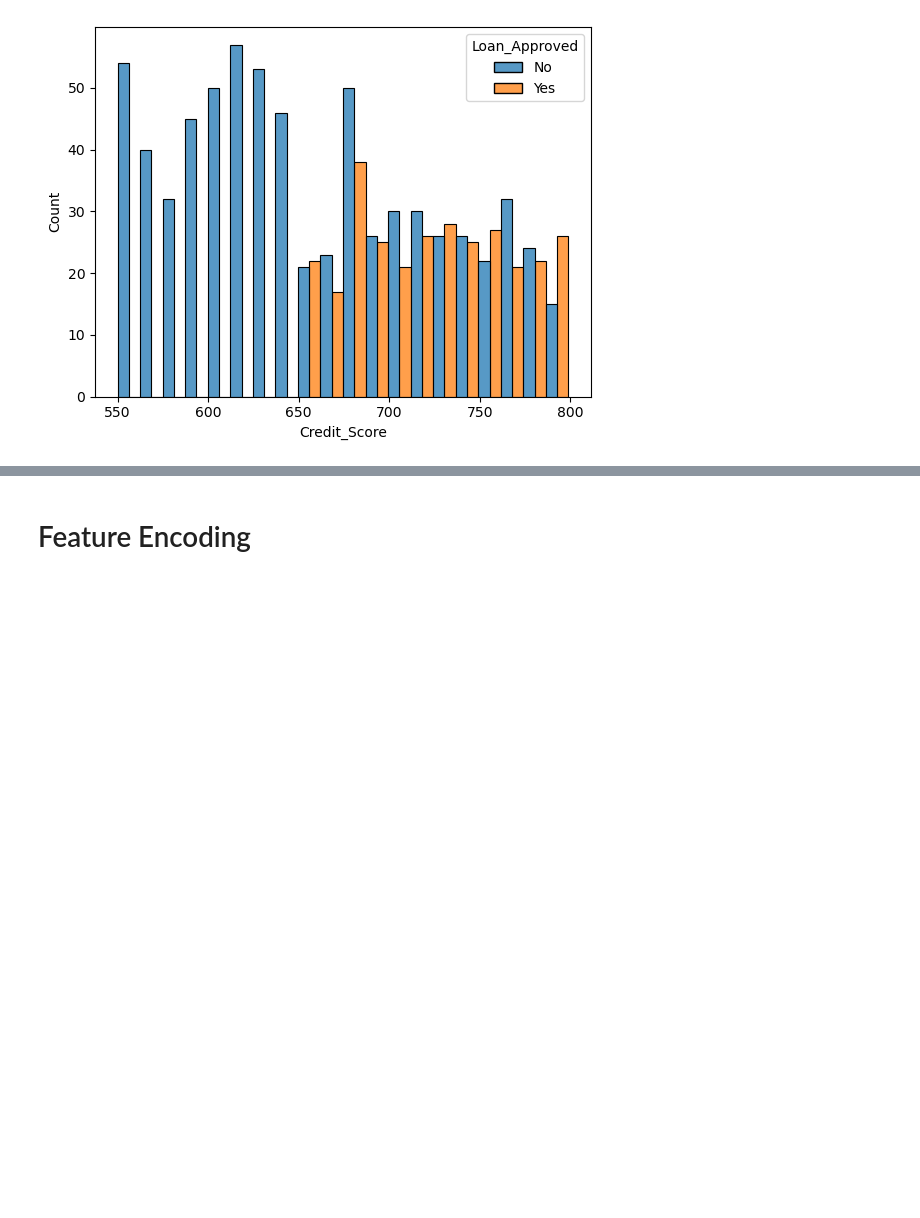
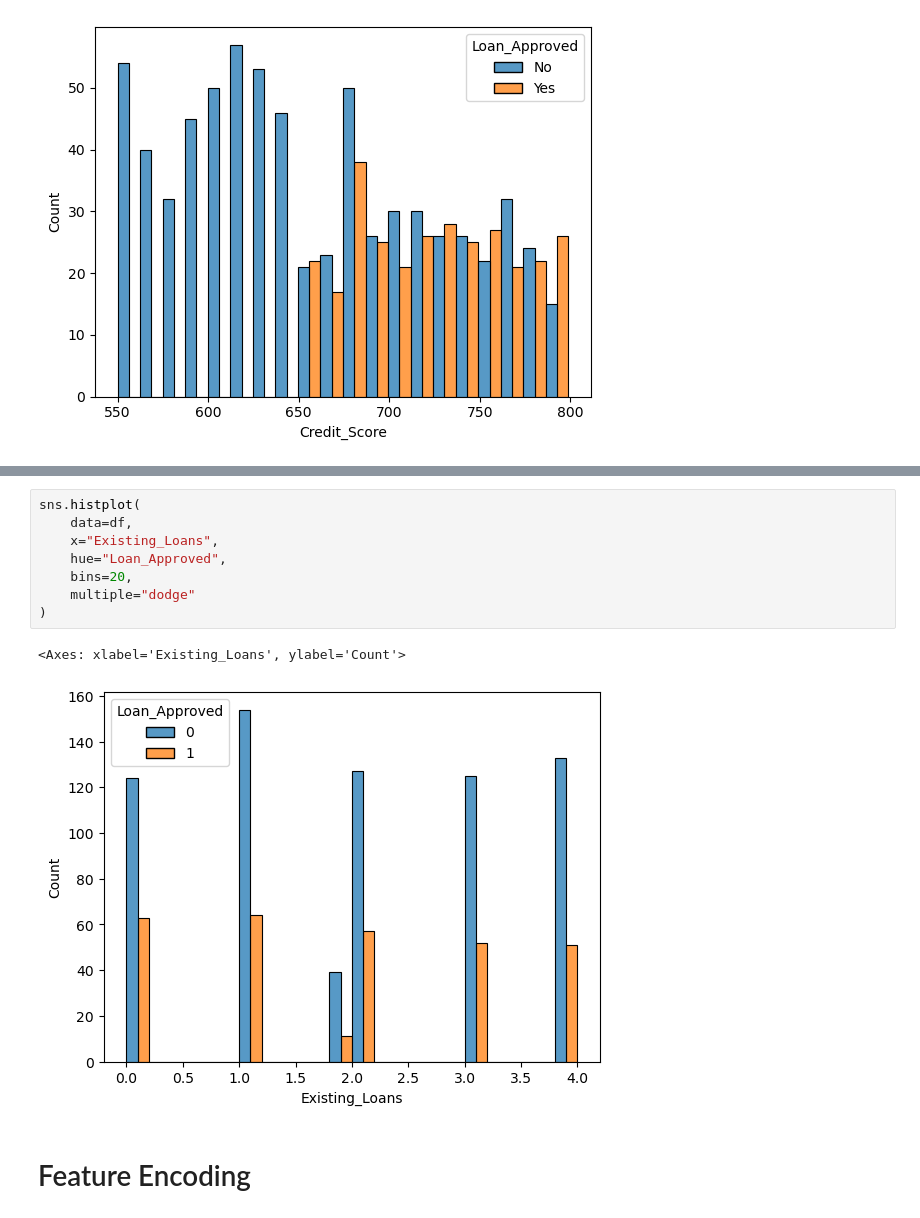
Before and after one commit to DevakiPatil1104/CreditWise-Loan-System, a Jupyter notebook: credit_wise.ipynb, the cells around one changed output, grey strips where cells are left out. Cells and saved outputs as stored; diff of their text form; blank space fills up the shorter version.

```diff
--- a/credit_wise.ipynb
+++ b/credit_wise.ipynb
@@ -148,3 +170,14 @@ sns.histplot(
+# %%
+sns.histplot(
+    data=df,
+    x="Existing_Loans",
+    hue="Loan_Approved",
+    bins=20,
+    multiple="dodge"
+)
+# %% [output]
+<Axes: xlabel='Existing_Loans', ylabel='Count'>
+[figure, added]
 # %% [markdown]
 # Feature Encoding
 # %%
```
Also changed, not shown: parts of 9 cells of this notebook.
